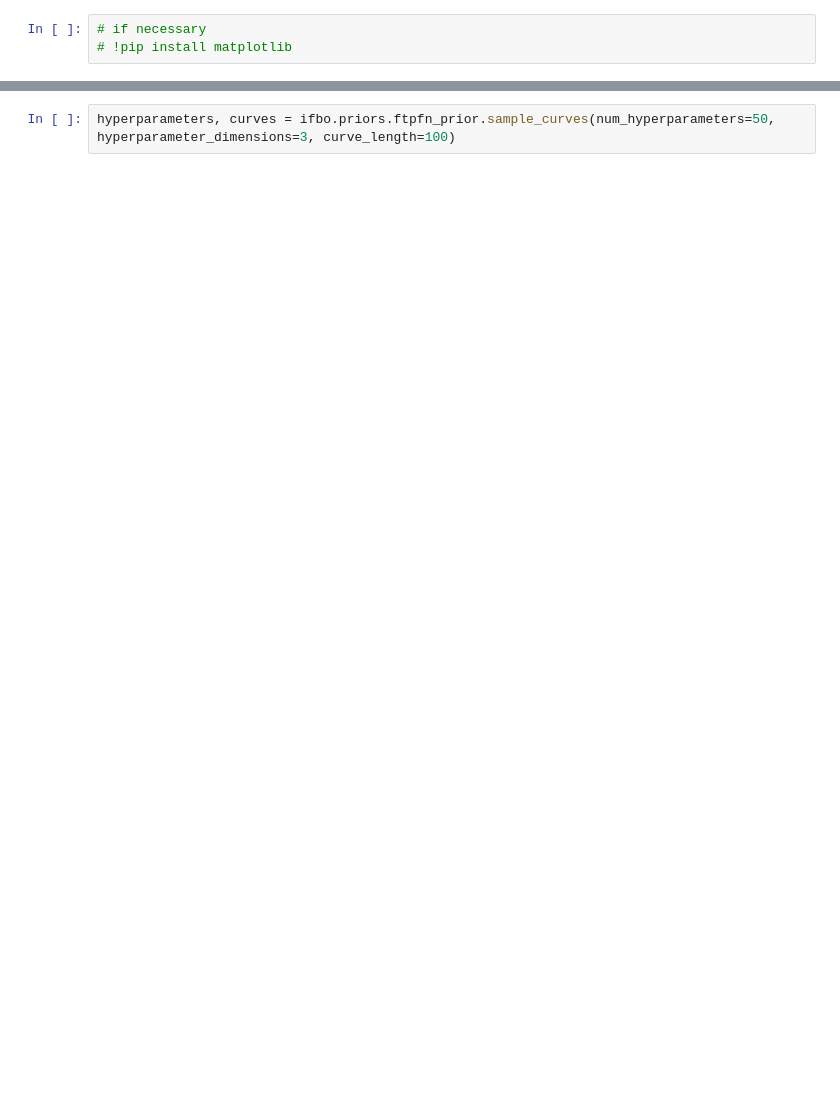
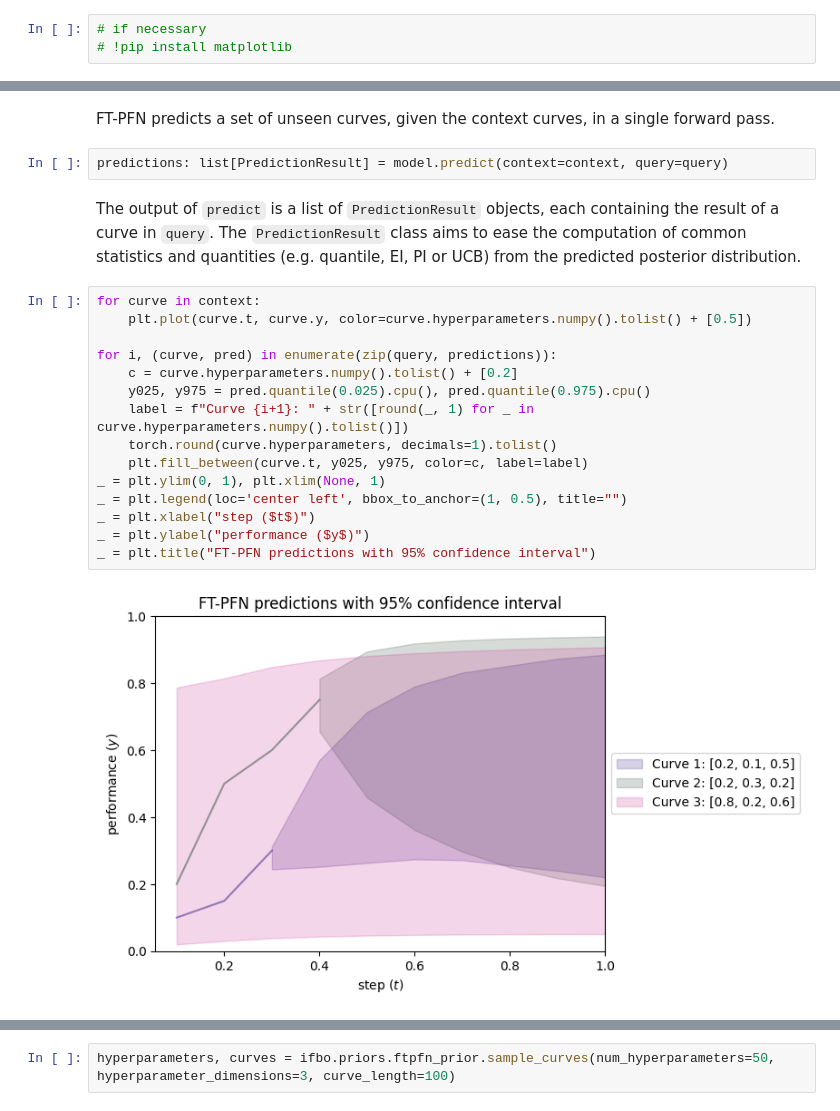
Before and after one commit to automl/ifBO, a Jupyter notebook: examples/Getting started with ifBO.ipynb, the cells around one changed output, grey strips where cells are left out. Drawn from its saved outputs; the diff is of its cells as text; blank space fills up the shorter version.

```diff
--- a/examples/Getting started with ifBO.ipynb
+++ b/examples/Getting started with ifBO.ipynb
@@ -13,0 +36,23 @@ from matplotlib import pyplot as plt
+# %% [markdown]
+FT-PFN predicts a set of unseen curves, given the context curves, in a single forward pass.
+# %%
+predictions: list[PredictionResult] = model.predict(context=context, query=query)
+# %% [markdown]
+The output of `predict` is a list of `PredictionResult` objects, each containing the result of a curve in `query`. The `PredictionResult` class aims to ease the computation of common statistics and quantities (e.g. quantile, EI, PI or UCB) from the predicted posterior distribution.
+# %%
+for curve in context:
+    plt.plot(curve.t, curve.y, color=curve.hyperparameters.numpy().tolist() + [0.5])
+
+for i, (curve, pred) in enumerate(zip(query, predictions)):
+    c = curve.hyperparameters.numpy().tolist() + [0.2]
+    y025, y975 = pred.quantile(0.025).cpu(), pred.quantile(0.975).cpu()
+    label = f"Curve {i+1}: " + str([round(_, 1) for _ in curve.hyperparameters.numpy().tolist()])
+    torch.round(curve.hyperparameters, decimals=1).tolist()
+    plt.fill_between(curve.t, y025, y975, color=c, label=label)
+_ = plt.ylim(0, 1), plt.xlim(None, 1)
+_ = plt.legend(loc='center left', bbox_to_anchor=(1, 0.5), title="")
+_ = plt.xlabel("step ($t$)")
+_ = plt.ylabel("performance ($y$)")
+_ = plt.title("FT-PFN predictions with 95% confidence interval")
+# %% [output]
+[figure, added]
```
Also changed, not shown: parts of 24 cells of this notebook, 2 other files.
